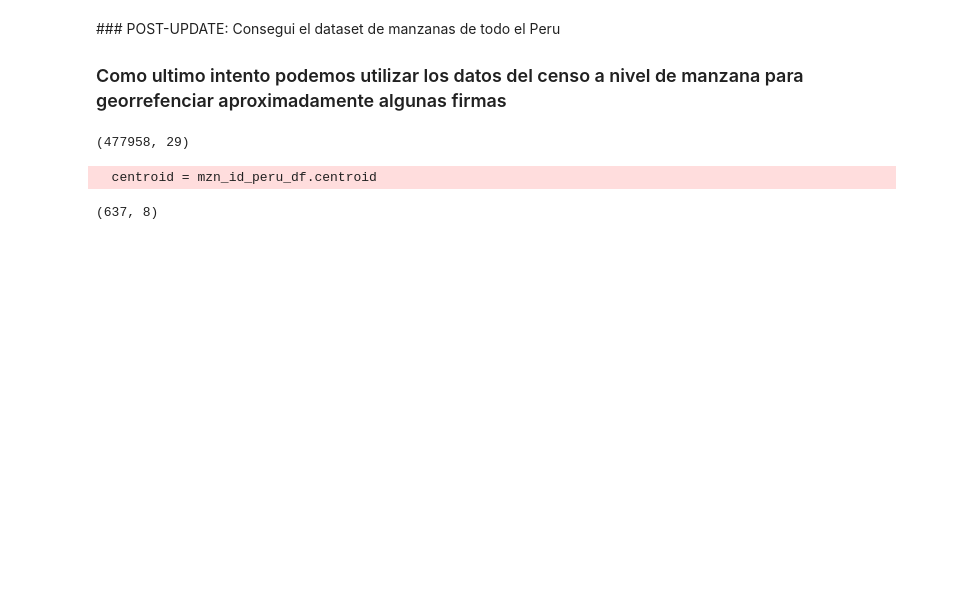
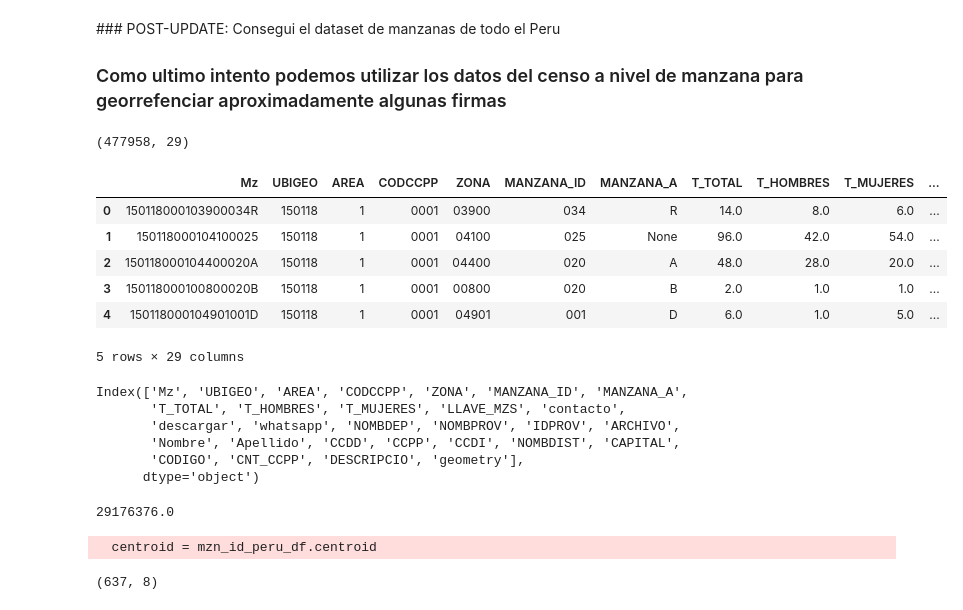
Before and after one commit to Claudio9701/peru-connectivity-impact, a Jupyter notebook: Geocoding.ipynb, the cells around one changed output. Cells and saved outputs as stored; diff of their text form; code cells hidden in the pictures; blank space fills up the shorter version.

```diff
--- a/Geocoding.ipynb
+++ b/Geocoding.ipynb
@@ -799,6 +783,29 @@ mzn_peru = gpd.read_file('outputs/manzanas_censales_peru.geojson', driver='GeoJS
 mzn_peru.shape
 # %% [output]
 (477958, 29)
+# %%
+mzn_peru.head()
+# %% [output]
+|  | Mz | UBIGEO | AREA | CODCCPP | ZONA | MANZANA_ID | MANZANA_A | T_TOTAL | T_HOMBRES | T_MUJERES | ... |
+| 0 | 150118000103900034R | 150118 | 1 | 0001 | 03900 | 034 | R | 14.0 | 8.0 | 6.0 | ... |
+| 1 | 150118000104100025 | 150118 | 1 | 0001 | 04100 | 025 | None | 96.0 | 42.0 | 54.0 | ... |
+| 2 | 150118000104400020A | 150118 | 1 | 0001 | 04400 | 020 | A | 48.0 | 28.0 | 20.0 | ... |
+| 3 | 150118000100800020B | 150118 | 1 | 0001 | 00800 | 020 | B | 2.0 | 1.0 | 1.0 | ... |
+| 4 | 150118000104901001D | 150118 | 1 | 0001 | 04901 | 001 | D | 6.0 | 1.0 | 5.0 | ... |
+5 rows × 29 columns
+# %%
+mzn_peru.columns
+# %% [output]
+Index(['Mz', 'UBIGEO', 'AREA', 'CODCCPP', 'ZONA', 'MANZANA_ID', 'MANZANA_A',
+       'T_TOTAL', 'T_HOMBRES', 'T_MUJERES', 'LLAVE_MZS', 'contacto',
+       'descargar', 'whatsapp', 'NOMBDEP', 'NOMBPROV', 'IDPROV', 'ARCHIVO',
+       'Nombre', 'Apellido', 'CCDD', 'CCPP', 'CCDI', 'NOMBDIST', 'CAPITAL',
+       'CODIGO', 'CNT_CCPP', 'DESCRIPCIO', 'geometry'],
+      dtype='object')
+# %%
+mzn_peru['T_TOTAL'].sum()
+# %% [output]
+29176376.0
 # %%
 mzn_cols = ['UBIGEO', 'ZONA', 'MANZANA_ID', 'MANZANA_A']
 mzn_id_peru = (mzn_peru.drop_duplicates('Mz')[mzn_cols]
```
Also changed, not shown: parts of 5 cells of this notebook.
